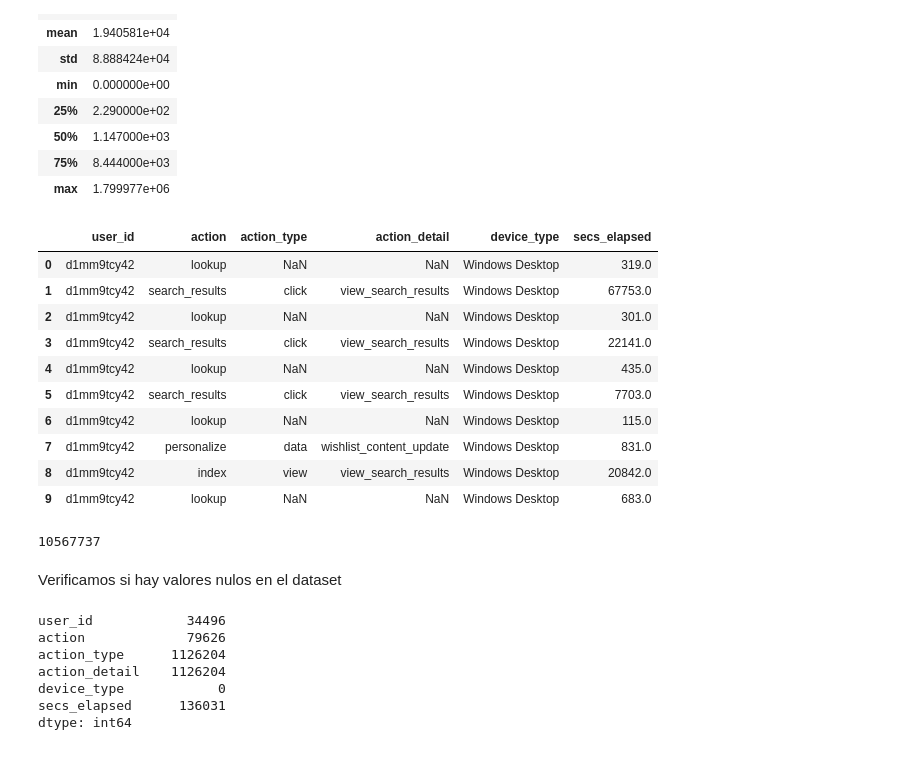
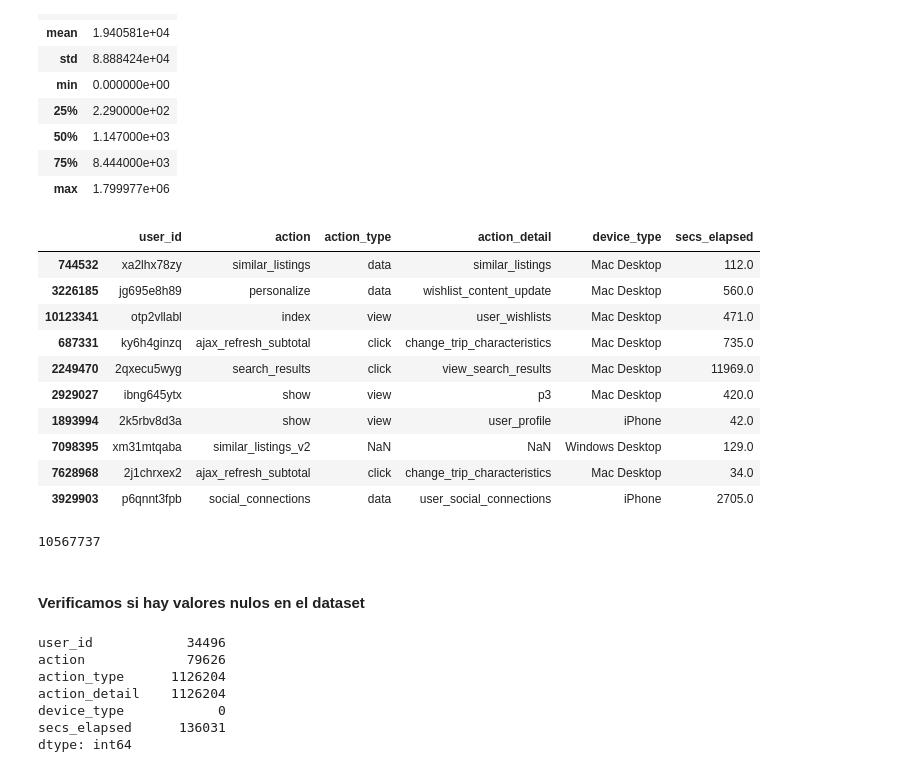
Before and after one commit to Mzibecchi/diplodatos2019, a Jupyter notebook: mentoria_airbnb/notebooks/Laboratorio_Supervisado.ipynb, the cells around one changed output. Drawn from its saved outputs; the diff is of its cells as text; code cells hidden in the pictures.

Commit message:
curacion train_users

```diff
--- a/mentoria_airbnb/notebooks/Laboratorio_Supervisado.ipynb
+++ b/mentoria_airbnb/notebooks/Laboratorio_Supervisado.ipynb
@@ -93,25 +97,25 @@ sessions_df.describe()
 | 75% | 8.444000e+03 |
 | max | 1.799977e+06 |
 # %%
-sessions_df.head(10)
+sessions_df.sample(10)
 # %% [output]
 |  | user_id | action | action_type | action_detail | device_type | secs_elapsed |
-| 0 | d1mm9tcy42 | lookup | NaN | NaN | Windows Desktop | 319.0 |
-| 1 | d1mm9tcy42 | search_results | click | view_search_results | Windows Desktop | 67753.0 |
-| 2 | d1mm9tcy42 | lookup | NaN | NaN | Windows Desktop | 301.0 |
-| 3 | d1mm9tcy42 | search_results | click | view_search_results | Windows Desktop | 22141.0 |
-| 4 | d1mm9tcy42 | lookup | NaN | NaN | Windows Desktop | 435.0 |
-| 5 | d1mm9tcy42 | search_results | click | view_search_results | Windows Desktop | 7703.0 |
-| 6 | d1mm9tcy42 | lookup | NaN | NaN | Windows Desktop | 115.0 |
-| 7 | d1mm9tcy42 | personalize | data | wishlist_content_update | Windows Desktop | 831.0 |
-| 8 | d1mm9tcy42 | index | view | view_search_results | Windows Desktop | 20842.0 |
-| 9 | d1mm9tcy42 | lookup | NaN | NaN | Windows Desktop | 683.0 |
+| 744532 | xa2lhx78zy | similar_listings | data | similar_listings | Mac Desktop | 112.0 |
+| 3226185 | jg695e8h89 | personalize | data | wishlist_content_update | Mac Desktop | 560.0 |
+| 10123341 | otp2vllabl | index | view | user_wishlists | Mac Desktop | 471.0 |
+| 687331 | ky6h4ginzq | ajax_refresh_subtotal | click | change_trip_characteristics | Mac Desktop | 735.0 |
+| 2249470 | 2qxecu5wyg | search_results | click | view_search_results | Mac Desktop | 11969.0 |
+| 2929027 | ibng645ytx | show | view | p3 | Mac Desktop | 420.0 |
+| 1893994 | 2k5rbv8d3a | show | view | user_profile | iPhone | 42.0 |
+| 7098395 | xm31mtqaba | similar_listings_v2 | NaN | NaN | Windows Desktop | 129.0 |
+| 7628968 | 2j1chrxex2 | ajax_refresh_subtotal | click | change_trip_characteristics | Mac Desktop | 34.0 |
+| 3929903 | p6qnnt3fpb | social_connections | data | user_social_connections | iPhone | 2705.0 |
 # %%
 len(sessions_df)
 # %% [output]
 10567737
 # %% [markdown]
-Verificamos si hay valores nulos en el dataset
+#### Verificamos si hay valores nulos en el dataset
 # %%
 sessions_df.isnull().sum()
 # %% [output]
```
Also changed, not shown: parts of 42 cells of this notebook.
